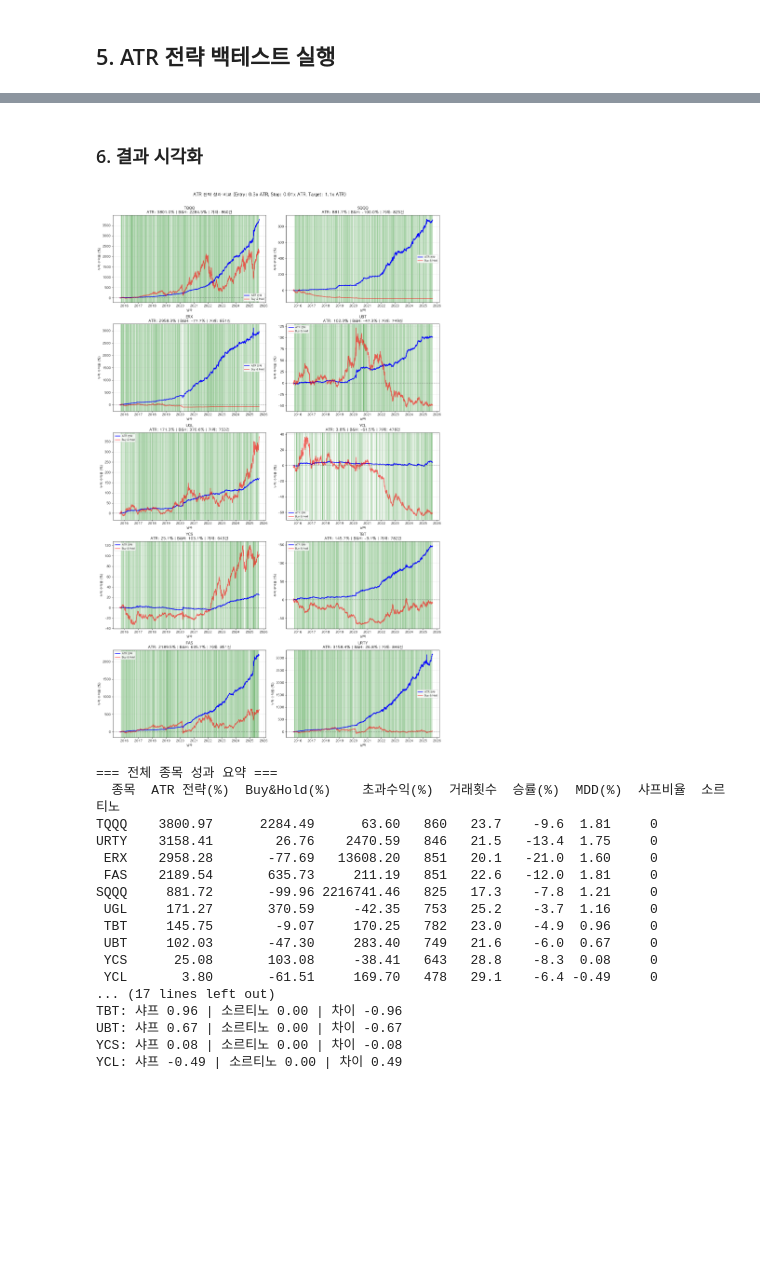
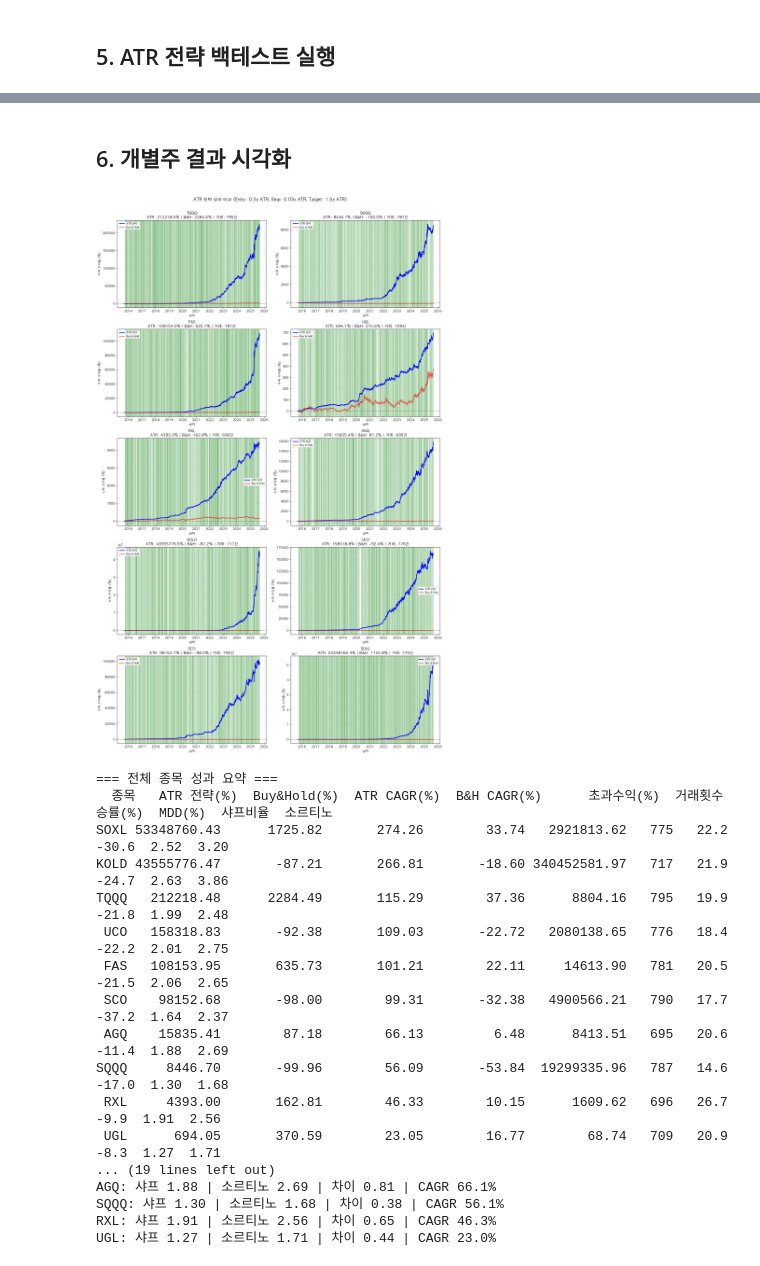
Before and after one commit to sungyongkim/systrade79_start_stock_investment_with_eft, a Jupyter notebook: Part4/08_01_ATR_전략_백테스트.ipynb, the cells around one changed output, grey strips where cells are left out. Cells and saved outputs as stored; diff of their text form; code cells hidden in the pictures; blank space fills up the shorter version.

```diff
--- a/Part4/08_01_ATR_전략_백테스트.ipynb
+++ b/Part4/08_01_ATR_전략_백테스트.ipynb
@@ -499,6 +501,12 @@ def analyze_backtest_results(trades_df, portfolio_df, initial_capital=100000):
     results['initial_capital'] = initial_capital
     results['final_portfolio_value'] = portfolio_df['portfolio_value'].iloc[-1]
     results['total_return'] = (results['final_portfolio_value'] - initial_capital) / initial_capital
+
+    # CAGR 계산
+    start_date = portfolio_df.index[0]
+    end_date = portfolio_df.index[-1]
+    years = (end_date - start_date).days / 365.25
+    results['cagr'] = (results['final_portfolio_value'] / initial_capital) ** (1 / years) - 1
 
     if len(trades_df) > 0:
         completed_trades = trades_df[trades_df['exit_date'].notna()]
@@ -726,7 +905,7 @@ sector_leverage = ['UCC', 'UGE', 'UYG', 'UXI', 'UYM', 'URE', 'RXL','SOXL','TECL'
 top_safe = ['TQQQ','SQQQ','UGL','URTY', 'FAS']
 exp_1 = ['TQQQ','SQQQ','ERX','UBT','UGL','TBT','FAS','URTY']
 exp_2 = ['UBT','UGL','TBT']
-exp_3 = ['TQQQ','SQQQ','FAS','UGL','RXL','UYG','AGQ','KOLD','UCO','SCO','YINN']
+exp_3 = ['TQQQ','SQQQ','FAS','UGL','RXL','AGQ','KOLD','UCO','SCO','SOXL']
 inverse_etf = ['ERY','SOXS','TECS','FAZ']
 theme_sector = ['SHLD','ERX','VXX','TZA','UNG']
 risk_hedge_etf = ['TAIL','FXY','IDOG','BTAL','FGM','ONEQ','VXX']
@@ -757,7 +936,7 @@ finviz=[
 'GFF',
 ]
 # 분석 대상 종목
-tickers =  classic_etf_leverage
+tickers =  exp_3
 start_date = '2015-05-28'
 
 # 데이터 로드
@@ -789,8 +968,11 @@ print(f"\n✅ 총 {len(stock_data)}개 종목 데이터 로드 완료")
 # 백테스트 파라미터 설정
 initial_capital = 100000
 atr_entry_multiplier = 0.3  # ATR의 0.3배 (더 민감하게 조정)
-stop_loss_atr = 0.01         # 손절선: ATR의 0.03배
-take_profit_atr = 1.1       # 익절선: ATR의 3배
+stop_loss_atr = 0.03         # 손절선: ATR의 0.03배
+take_profit_atr = 1.5      # 익절선: ATR의 3배
+position_sizing = 1     # 포지션 사이징: 자본금의 100%를 ATR 1배로 나눔
+capital_ratio = 1      # 자본금의 100%까지만 사용
+
 
 # 종목별 백테스트 결과 저장
 all_results = {}
@@ -804,7 +986,9 @@ for ticker, df in stock_data.items():
         ticker, df, initial_capital,
         atr_entry_multiplier=atr_entry_multiplier,
         stop_loss_atr=stop_loss_atr,
-        take_profit_atr=take_profit_atr
+        take_profit_atr=take_profit_atr,
+        position_sizing=position_sizing,
+        capital_ratio=capital_ratio
     )
 
     # 결과 분석
@@ -817,6 +1001,7 @@ for ticker, df in stock_data.items():
     # 결과 출력
     print(f"- 총 거래 수: {results['total_trades']}")
     print(f"- 최종 수익률: {results['total_return']:.2%}")
+    print(f"- CAGR: {results['cagr']:.2%}")
     print(f"- 승률: {results.get('win_rate', 0):.2%}")
     print(f"- 최대 낙폭: {results['max_drawdown']:.2%}")
     print(f"- 샤프 비율: {results['sharpe_ratio']:.2f}")
@@ -841,5 +1026,5 @@ for ticker, df in stock_data.items():
 # %% [markdown]
-### 6. 결과 시각화
+## 6. 개별주 결과 시각화
 # %%
 # 3-2. 모든 종목의 성과 비교 그래프
 # 각 종목에 대해 portfolio_df 재생성
@@ -849,7 +1034,9 @@ for ticker, df in stock_data.items():
         ticker, df, initial_capital,
         atr_entry_multiplier=atr_entry_multiplier,
         stop_loss_atr=stop_loss_atr,
-        take_profit_atr=take_profit_atr
+        take_profit_atr=take_profit_atr,
+        position_sizing=position_sizing,
+        capital_ratio=capital_ratio
     )
     portfolio_results[ticker] = portfolio_df
 
@@ -910,56 +1097,68 @@ plt.show()
 summary_data = []
 for ticker, results in all_results.items():
     portfolio_df = portfolio_results[ticker]
+
+    # Buy & Hold CAGR 계산
+    start_date = portfolio_df.index[0]
+    end_date = portfolio_df.index[-1]
+    years = (end_date - start_date).days / 365.25
+    bh_cagr = (portfolio_df['buy_hold_returns'].iloc[-1]) ** (1 / years) - 1
+
     summary_data.append({
         '종목': ticker,
         'ATR 전략(%)': round((portfolio_df['cumulative_returns'].iloc[-1] - 1) * 100, 2),
         'Buy&Hold(%)': round((portfolio_df['buy_hold_returns'].iloc[-1] - 1) * 100, 2),
+        'ATR CAGR(%)': round(results['cagr'] * 100, 2),
+        'B&H CAGR(%)': round(bh_cagr * 100, 2),
         '초과수익(%)': round((portfolio_df['strategy_vs_buyhold'].iloc[-1] - 1) * 100, 2),
         '거래횟수': results['total_trades'],
         '승률(%)': round(results.get('win_rate', 0) * 100, 1),
         'MDD(%)': round(results['max_drawdown'] * 100, 1),
         '샤프비율': round(results['sharpe_ratio'], 2),
         '소르티노': round(results.get('sortino_ratio', 0), 2)
     })
 
 summary_df = pd.DataFrame(summary_data)
 summary_df = summary_df.sort_values('ATR 전략(%)', ascending=False)
 
 print("\n=== 전체 종목 성과 요약 ===")
 print(summary_df.to_string(index=False))
 
 # 평균 성과 계산
 print(f"\n=== 평균 성과 ===")
 print(f"평균 ATR 전략 수익률: {summary_df['ATR 전략(%)'].mean():.2f}%")
 print(f"평균 Buy&Hold 수익률: {summary_df['Buy&Hold(%)'].mean():.2f}%")
+print(f"평균 ATR CAGR: {summary_df['ATR CAGR(%)'].mean():.2f}%")
+print(f"평균 Buy&Hold CAGR: {summary_df['B&H CAGR(%)'].mean():.2f}%")
 print(f"평균 초과 수익률: {summary_df['초과수익(%)'].mean():.2f}%")
 print(f"평균 거래 횟수: {summary_df['거래횟수'].mean():.1f}")
 print(f"평균 승률: {summary_df['승률(%)'].mean():.1f}%")
 print(f"평균 샤프비율: {summary_df['샤프비율'].mean():.2f}")
 print(f"평균 소르티노비율: {summary_df['소르티노'].mean():.2f}")
 
 # 샤프비율과 소르티노비율 비교
 print(f"\n=== 위험조정 수익률 비교 ===")
 for ticker in summary_df['종목']:
     sharpe = all_results[ticker]['sharpe_ratio']
     sortino = all_results[ticker].get('sortino_ratio', 0)
-    print(f"{ticker}: 샤프 {sharpe:.2f} | 소르티노 {sortino:.2f} | 차이 {sortino-sharpe:.2f}")
+    cagr = all_results[ticker]['cagr']
+    print(f"{ticker}: 샤프 {sharpe:.2f} | 소르티노 {sortino:.2f} | 차이 {sortino-sharpe:.2f} | CAGR {cagr:.1%}")
 # %% [output]
-[figure, old version]
+[figure, new version]
 === 전체 종목 성과 요약 ===
-  종목  ATR 전략(%)  Buy&Hold(%)    초과수익(%)  거래횟수  승률(%)  MDD(%)  샤프비율  소르티노
-TQQQ    3800.97      2284.49      63.60   860   23.7    -9.6  1.81     0
-URTY    3158.41        26.76    2470.59   846   21.5   -13.4  1.75     0
- ERX    2958.28       -77.69   13608.20   851   20.1   -21.0  1.60     0
- FAS    2189.54       635.73     211.19   851   22.6   -12.0  1.81     0
-SQQQ     881.72       -99.96 2216741.46   825   17.3    -7.8  1.21     0
- UGL     171.27       370.59     -42.35   753   25.2    -3.7  1.16     0
- TBT     145.75        -9.07     170.25   782   23.0    -4.9  0.96     0
- UBT     102.03       -47.30     283.40   749   21.6    -6.0  0.67     0
- YCS      25.08       103.08     -38.41   643   28.8    -8.3  0.08     0
- YCL       3.80       -61.51     169.70   478   29.1    -6.4 -0.49     0
-... (17 lines left out)
-TBT: 샤프 0.96 | 소르티노 0.00 | 차이 -0.96
-UBT: 샤프 0.67 | 소르티노 0.00 | 차이 -0.67
-YCS: 샤프 0.08 | 소르티노 0.00 | 차이 -0.08
-YCL: 샤프 -0.49 | 소르티노 0.00 | 차이 0.49
+  종목   ATR 전략(%)  Buy&Hold(%)  ATR CAGR(%)  B&H CAGR(%)      초과수익(%)  거래횟수  승률(%)  MDD(%)  샤프비율  소르티노
+SOXL 53348760.43      1725.82       274.26        33.74   2921813.62   775   22.2   -30.6  2.52  3.20
+KOLD 43555776.47       -87.21       266.81       -18.60 340452581.97   717   21.9   -24.7  2.63  3.86
+TQQQ   212218.48      2284.49       115.29        37.36      8804.16   795   19.9   -21.8  1.99  2.48
+ UCO   158318.83       -92.38       109.03       -22.72   2080138.65   776   18.4   -22.2  2.01  2.75
+ FAS   108153.95       635.73       101.21        22.11     14613.90   781   20.5   -21.5  2.06  2.65
+ SCO    98152.68       -98.00        99.31       -32.38   4900566.21   790   17.7   -37.2  1.64  2.37
+ AGQ    15835.41        87.18        66.13         6.48      8413.51   695   20.6   -11.4  1.88  2.69
+SQQQ     8446.70       -99.96        56.09       -53.84  19299335.96   787   14.6   -17.0  1.30  1.68
+ RXL     4393.00       162.81        46.33        10.15      1609.62   696   26.7    -9.9  1.91  2.56
+ UGL      694.05       370.59        23.05        16.77        68.74   709   20.9    -8.3  1.27  1.71
+... (19 lines left out)
+AGQ: 샤프 1.88 | 소르티노 2.69 | 차이 0.81 | CAGR 66.1%
+SQQQ: 샤프 1.30 | 소르티노 1.68 | 차이 0.38 | CAGR 56.1%
+RXL: 샤프 1.91 | 소르티노 2.56 | 차이 0.65 | CAGR 46.3%
+UGL: 샤프 1.27 | 소르티노 1.71 | 차이 0.44 | CAGR 23.0%
```
Also changed, not shown: parts of 17 cells of this notebook, 2 other files.
